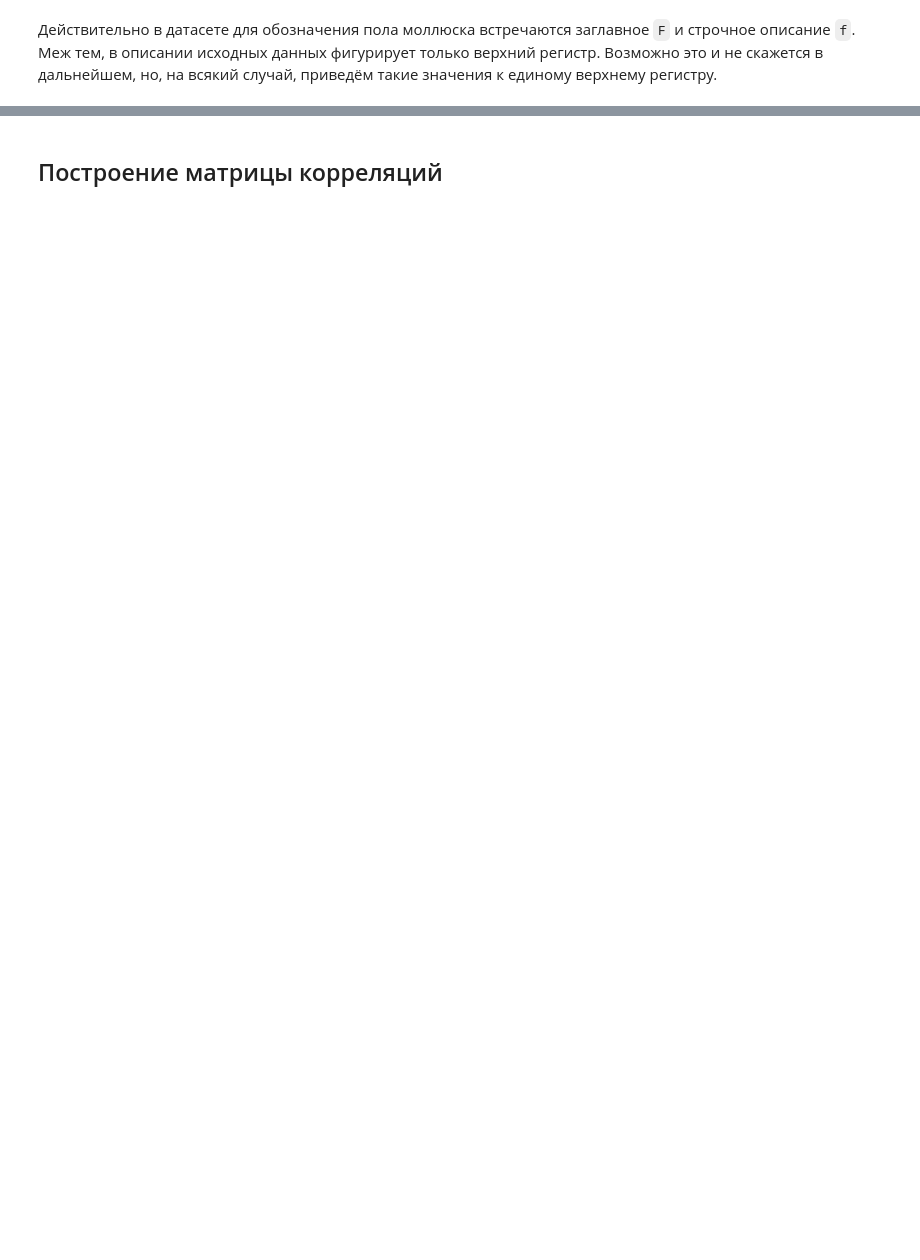
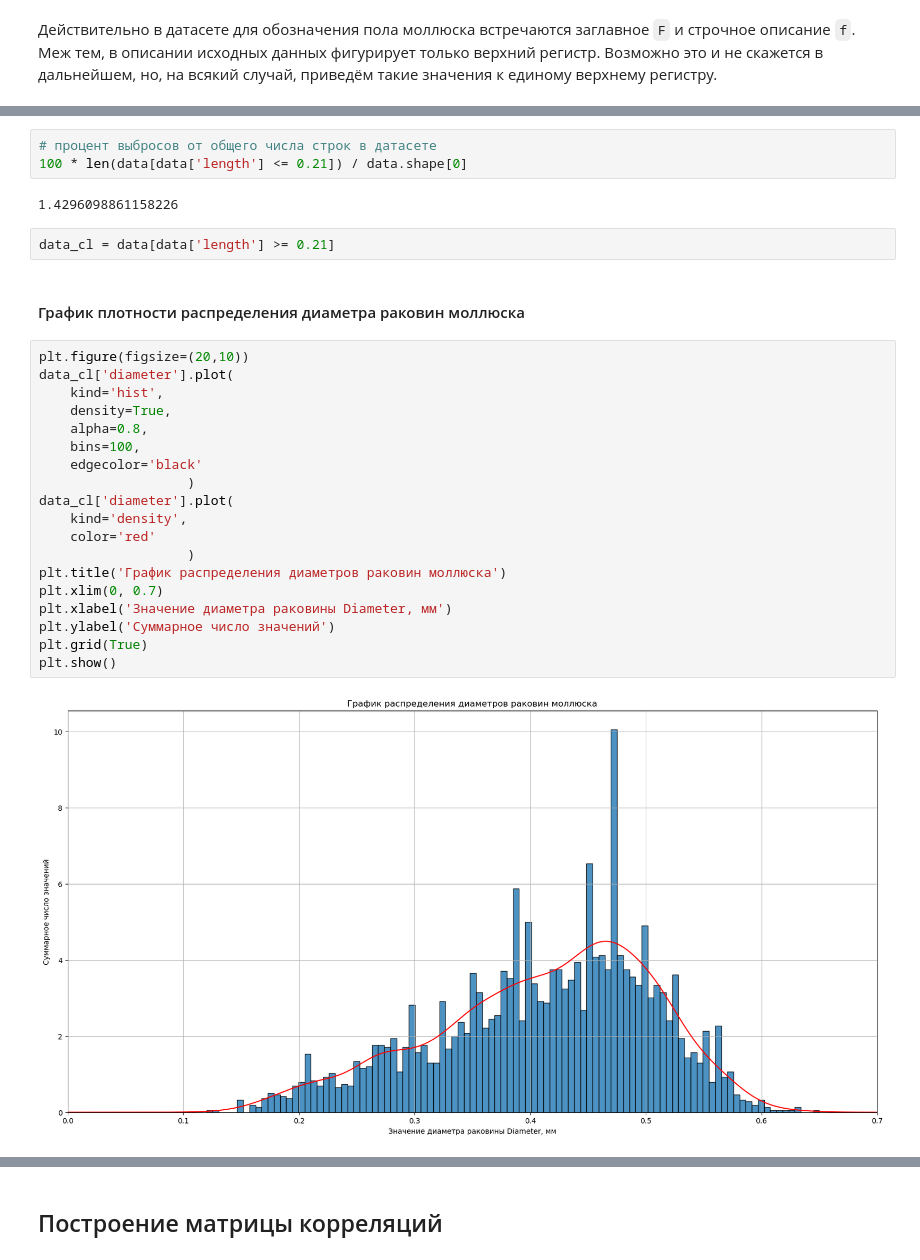
Before and after one commit to trofimovelijah/eda_177213, a Jupyter notebook: tiy_predict_age_abalone.ipynb, the cells around one changed output, grey strips where cells are left out. Saved outputs shown, nothing was run; the diff lists cells and outputs as text; blank space fills up the shorter version.

```diff
--- a/tiy_predict_age_abalone.ipynb
+++ b/tiy_predict_age_abalone.ipynb
@@ -174,0 +244,30 @@ Name: Sex, dtype: int64
+# %%
+# процент выбросов от общего числа строк в датасете
+100 * len(data[data['length'] <= 0.21]) / data.shape[0]
+# %% [output]
+1.4296098861158226
+# %%
+data_cl = data[data['length'] >= 0.21]
+# %% [markdown]
+#### График плотности распределения диаметра раковин моллюска
+# %%
+plt.figure(figsize=(20,10))
+data_cl['diameter'].plot(
+    kind='hist',
+    density=True,
+    alpha=0.8,
+    bins=100,
+    edgecolor='black'
+                   )
+data_cl['diameter'].plot(
+    kind='density',
+    color='red'
+                   )
+plt.title('График распределения диаметров раковин моллюска')
+plt.xlim(0, 0.7)
+plt.xlabel('Значение диаметра раковины Diameter, мм')
+plt.ylabel('Суммарное число значений')
+plt.grid(True)
+plt.show()
+# %% [output]
+[figure, added]
```
Also changed, not shown: parts of 74 cells of this notebook.
